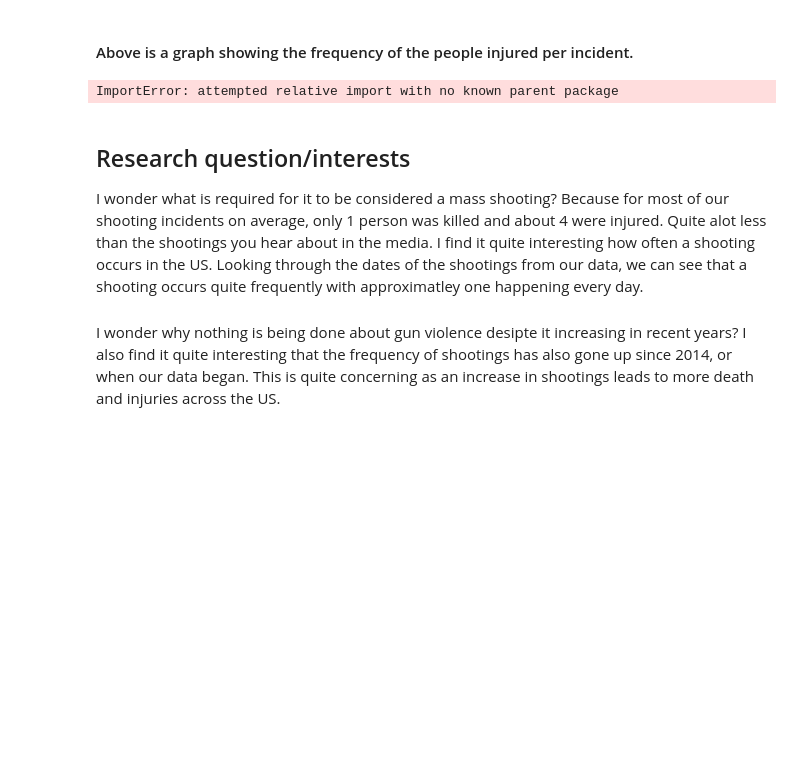
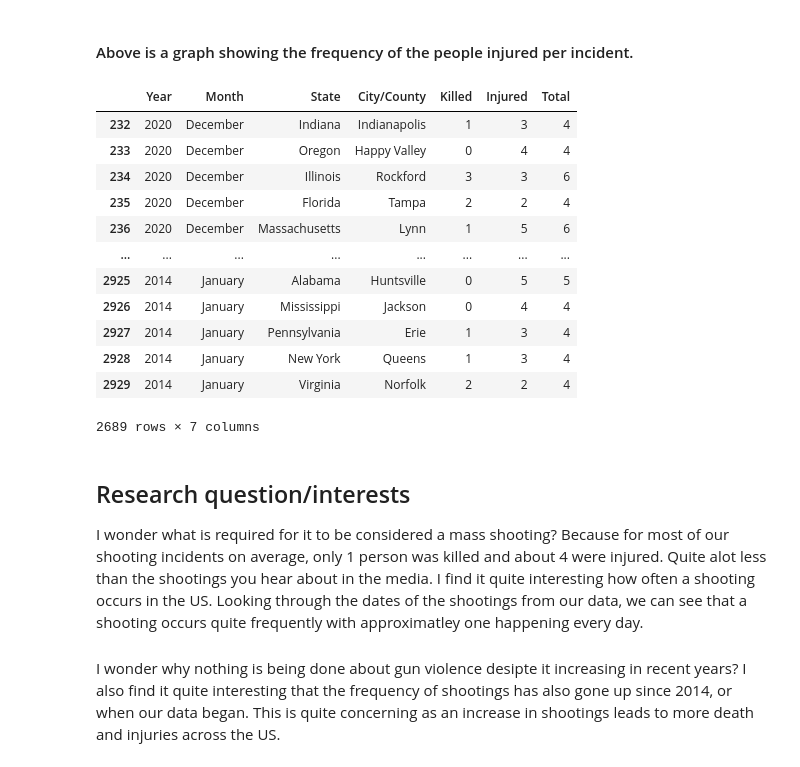
Before and after one commit to ubco-W2022T1-cosc301/project-group39, a Jupyter notebook: notebooks/analysis1.ipynb, the cells around one changed output. Saved outputs shown, nothing was run; the diff lists cells and outputs as text; code cells hidden in the pictures; blank space fills up the shorter version.

Commit message:
Fixed project functions file

```diff
--- a/notebooks/analysis1.ipynb
+++ b/notebooks/analysis1.ipynb
@@ -119,11 +119,23 @@ df_cleaned['Injured'].plot(kind='hist', bins=15, figsize=(11,6), facecolor='blue
 # %% [markdown]
 #### Above is a graph showing the frequency of the people injured per incident.
 # %%
-from .. import project_functions1
-df = project_functions1.load_and_process("../data/raw/US_Gun_Violence_Data.csv")
-df.head()
+from project_functions1 import load_and_process
+df = load_and_process("../data/raw/US_Gun_Violence_Data.csv")
+df
 # %% [output]
+|  | Year | Month | State | City/County | Killed | Injured | Total |
+| 232 | 2020 | December | Indiana | Indianapolis | 1 | 3 | 4 |
+| 233 | 2020 | December | Oregon | Happy Valley | 0 | 4 | 4 |
+| 234 | 2020 | December | Illinois | Rockford | 3 | 3 | 6 |
+| 235 | 2020 | December | Florida | Tampa | 2 | 2 | 4 |
+| 236 | 2020 | December | Massachusetts | Lynn | 1 | 5 | 6 |
+| ... | ... | ... | ... | ... | ... | ... | ... |
+| 2925 | 2014 | January | Alabama | Huntsville | 0 | 5 | 5 |
+| 2926 | 2014 | January | Mississippi | Jackson | 0 | 4 | 4 |
+| 2927 | 2014 | January | Pennsylvania | Erie | 1 | 3 | 4 |
+| 2928 | 2014 | January | New York | Queens | 1 | 3 | 4 |
+| 2929 | 2014 | January | Virginia | Norfolk | 2 | 2 | 4 |
-ImportError: attempted relative import with no known parent package
+2689 rows × 7 columns
 # %% [markdown]
 ## Research question/interests
 
```
Also changed, not shown: 2 other files.
